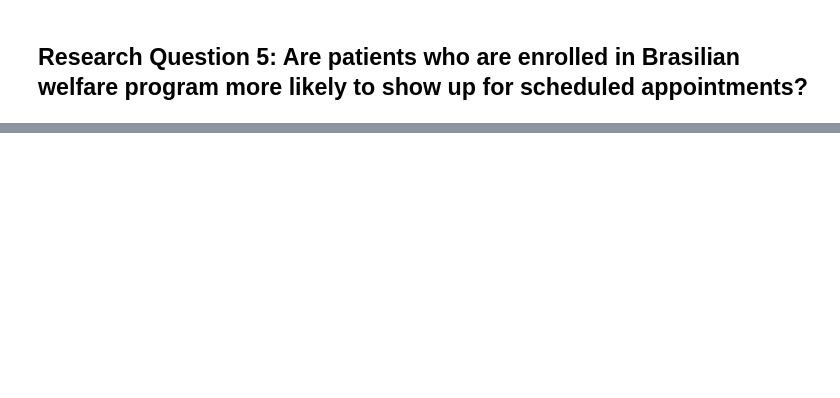
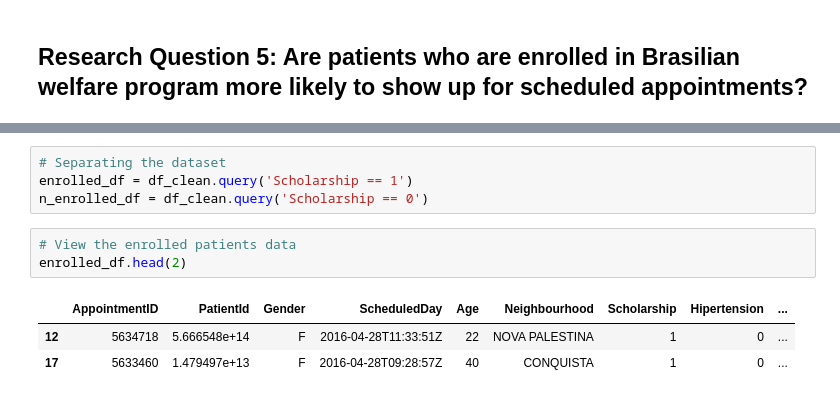
Before and after one commit to Kevson1/Doctor-s-Appointment-Case-Study, a Jupyter notebook: Appointments.ipynb, the cells around one changed output, grey strips where cells are left out. Saved outputs shown, nothing was run; the diff lists cells and outputs as text; blank space fills up the shorter version.

```diff
--- a/Appointments.ipynb
+++ b/Appointments.ipynb
@@ -631,0 +648,11 @@ Text(0, 0.5, 'Neighbourhood')
+# %%
+# Separating the dataset
+enrolled_df = df_clean.query('Scholarship == 1')
+n_enrolled_df = df_clean.query('Scholarship == 0')
+# %%
+# View the enrolled patients data
+enrolled_df.head(2)
+# %% [output]
+|  | AppointmentID | PatientId | Gender | ScheduledDay | Age | Neighbourhood | Scholarship | Hipertension | ... |
+| 12 | 5634718 | 5.666548e+14 | F | 2016-04-28T11:33:51Z | 22 | NOVA PALESTINA | 1 | 0 | ... |
+| 17 | 5633460 | 1.479497e+13 | F | 2016-04-28T09:28:57Z | 40 | CONQUISTA | 1 | 0 | ... |
```
Also changed, not shown: parts of 20 cells of this notebook.
